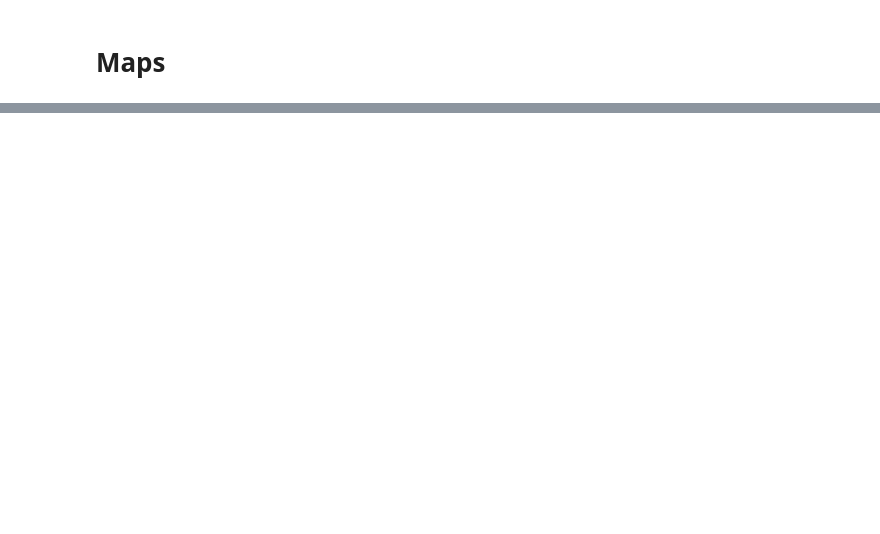
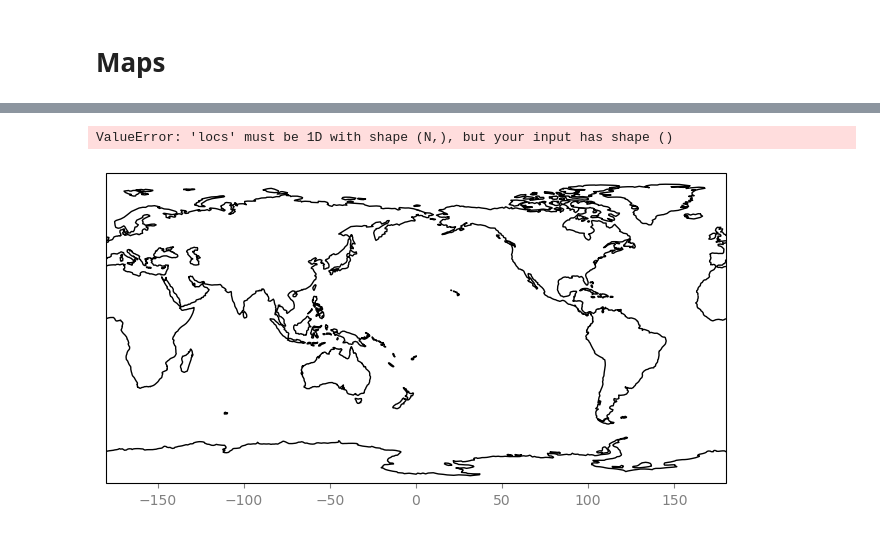
Before and after one commit to jwellik/vdapseisutils, a Jupyter notebook: gallery/Map_tutorial.ipynb, the cells around one changed output, grey strips where cells are left out. Cells and saved outputs as stored; diff of their text form; code cells hidden in the pictures; blank space fills up the shorter version.

```diff
--- a/gallery/Map_tutorial.ipynb
+++ b/gallery/Map_tutorial.ipynb
@@ -33,0 +72,25 @@ Make plots using VolcanoFigure: Mt Hood
+# %%
+if True:
+    from cartopy.mpl.ticker import LatitudeFormatter, LongitudeFormatter, LatitudeLocator, LongitudeLocator
+
+    fig = plt.figure(figsize=(8, 10))
+
+    # Label axes of a Plate Carree projection with a central longitude of 180:
+    ax1 = fig.add_subplot(2, 1, 1,
+                          projection=ccrs.PlateCarree(central_longitude=180))
+    ax1.set_global()
+    ax1.coastlines()
+    # ax1.set_xticks([0, 60, 120, 180, 240, 300, 360], crs=ccrs.PlateCarree())
+    # ax1.set_yticks([-90, -60, -30, 0, 30, 60, 90], crs=ccrs.PlateCarree())
+    lon_locator = LongitudeLocator(dms=True, nbins="auto")
+    lat_locator = LatitudeLocator(dms=True, nbins="auto")
+    ax1.set_xticks(lon_locator)
+    ax1.set_yticks(lat_locator)
+
+    lon_formatter = LongitudeFormatter(zero_direction_label=True)
+    lat_formatter = LatitudeFormatter()
+    ax1.xaxis.set_major_formatter(lon_formatter)
+    ax1.yaxis.set_major_formatter(lat_formatter)
+# %% [output]
+ValueError: 'locs' must be 1D with shape (N,), but your input has shape ()
+[figure, added]
```
Also changed, not shown: parts of 5 cells of this notebook, 12 other files.
